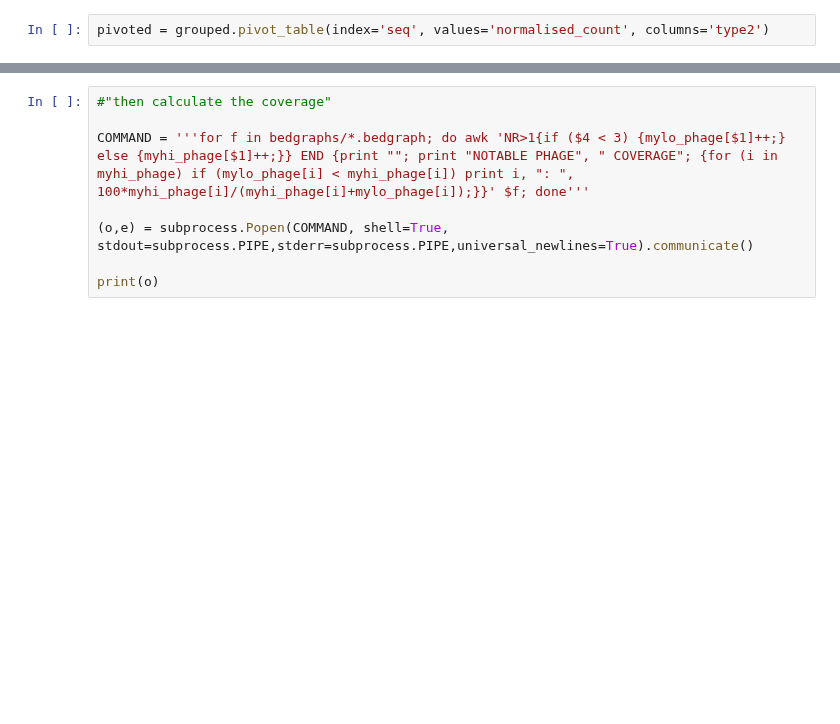
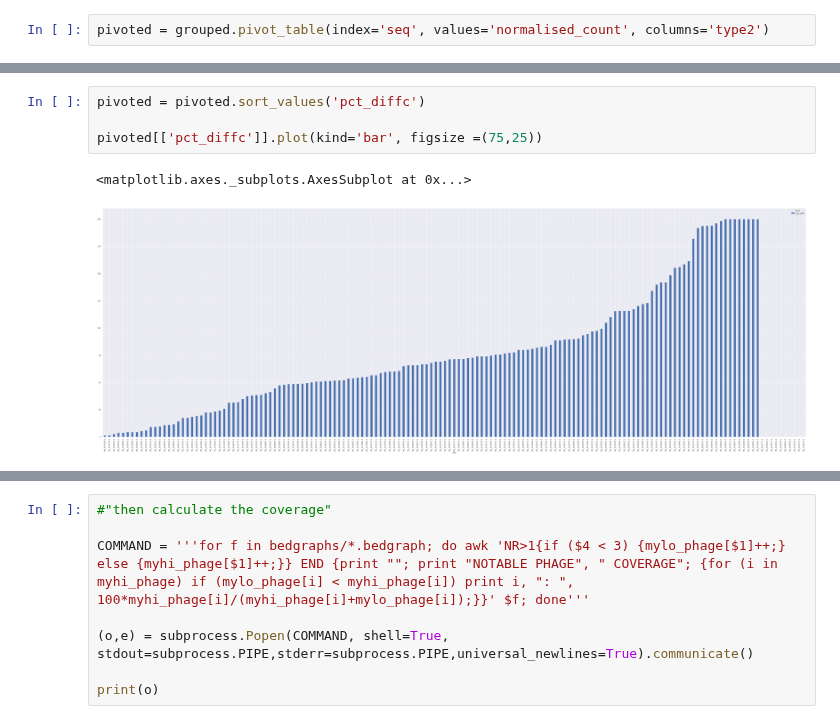
Before and after one commit to NCBI-Hackathons/Salphagome, a Jupyter notebook: salphagome.ipynb, the cells around one changed output, grey strips where cells are left out. Drawn from its saved outputs; the diff is of its cells as text; blank space fills up the shorter version.

```diff
--- a/salphagome.ipynb
+++ b/salphagome.ipynb
@@ -270,0 +332,7 @@ pivoted['pct_change'].plot(kind='bar', figsize =(200,25))
+# %%
+pivoted = pivoted.sort_values('pct_diffc')
+
+pivoted[['pct_diffc']].plot(kind='bar', figsize =(75,25))
+# %% [output]
+<matplotlib.axes._subplots.AxesSubplot at 0x...>
+[figure, added]
```
Also changed, not shown: parts of 26 cells of this notebook.
